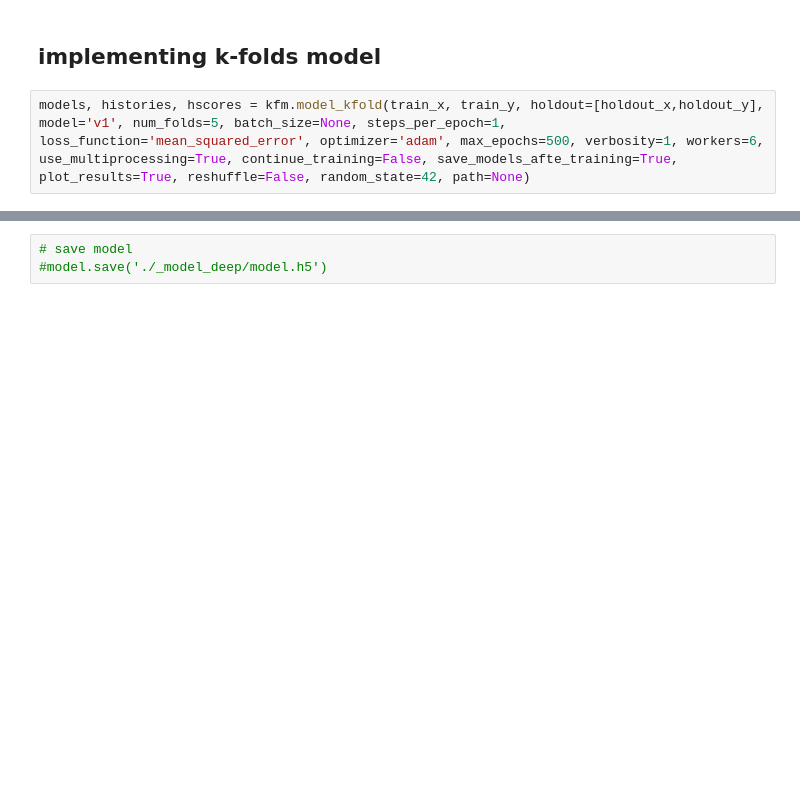
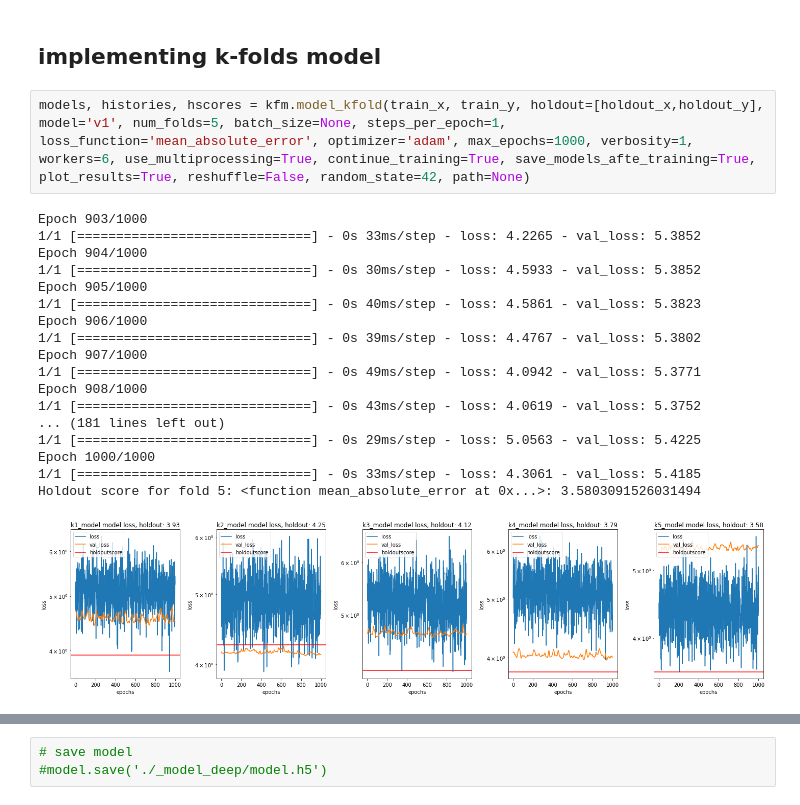
Before and after one commit to Softypo/2021_GTXdatathon, a Jupyter notebook: MLP_Datathon2021_Softypo.ipynb, the cells around one changed output, grey strips where cells are left out. Drawn from its saved outputs; the diff is of its cells as text; blank space fills up the shorter version.

```diff
--- a/MLP_Datathon2021_Softypo.ipynb
+++ b/MLP_Datathon2021_Softypo.ipynb
@@ -229,6 +170,25 @@ holdout_x:  (62, 293)
 # %% [markdown]
 ## implementing k-folds model
 # %%
-models, histories, hscores = kfm.model_kfold(train_x, train_y, holdout=[holdout_x,holdout_y], model='v1', num_folds=5, batch_size=None, steps_per_epoch=1, loss_function='mean_squared_error', optimizer='adam', max_epochs=500, verbosity=1, workers=6, use_multiprocessing=True, continue_training=False, save_models_afte_training=True, plot_results=True, reshuffle=False, random_state=42, path=None)
+models, histories, hscores = kfm.model_kfold(train_x, train_y, holdout=[holdout_x,holdout_y], model='v1', num_folds=5, batch_size=None, steps_per_epoch=1, loss_function='mean_absolute_error', optimizer='adam', max_epochs=1000, verbosity=1, workers=6, use_multiprocessing=True, continue_training=True, save_models_afte_training=True, plot_results=True, reshuffle=False, random_state=42, path=None)
+# %% [output]
+Epoch 903/1000
+1/1 [==============================] - 0s 33ms/step - loss: 4.2265 - val_loss: 5.3852
+Epoch 904/1000
+1/1 [==============================] - 0s 30ms/step - loss: 4.5933 - val_loss: 5.3852
+Epoch 905/1000
+1/1 [==============================] - 0s 40ms/step - loss: 4.5861 - val_loss: 5.3823
+Epoch 906/1000
+1/1 [==============================] - 0s 39ms/step - loss: 4.4767 - val_loss: 5.3802
+Epoch 907/1000
+1/1 [==============================] - 0s 49ms/step - loss: 4.0942 - val_loss: 5.3771
+Epoch 908/1000
+1/1 [==============================] - 0s 43ms/step - loss: 4.0619 - val_loss: 5.3752
+... (181 lines left out)
+1/1 [==============================] - 0s 29ms/step - loss: 5.0563 - val_loss: 5.4225
+Epoch 1000/1000
+1/1 [==============================] - 0s 33ms/step - loss: 4.3061 - val_loss: 5.4185
+Holdout score for fold 5: <function mean_absolute_error at 0x...>: 3.5803091526031494
+[figure, added]
 # %%
 kfm.graph(histories, tight_layout=True, holdoutscores=hscores)
```
Also changed, not shown: parts of 24 cells of this notebook.
